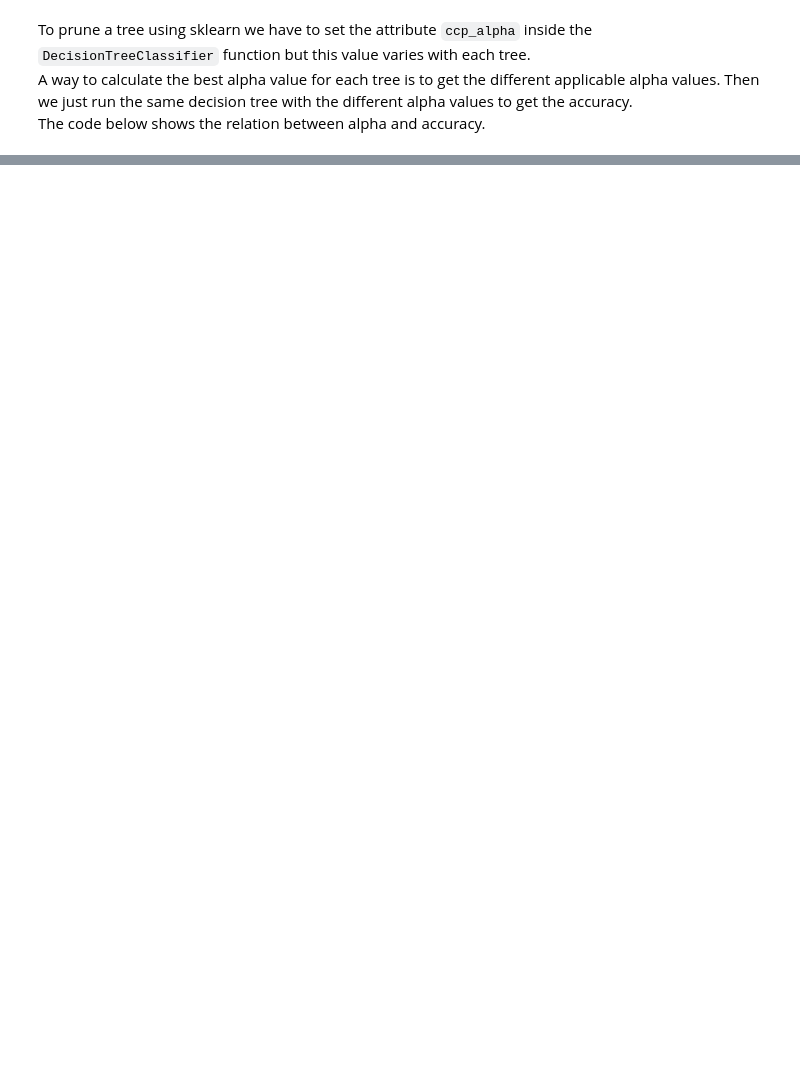
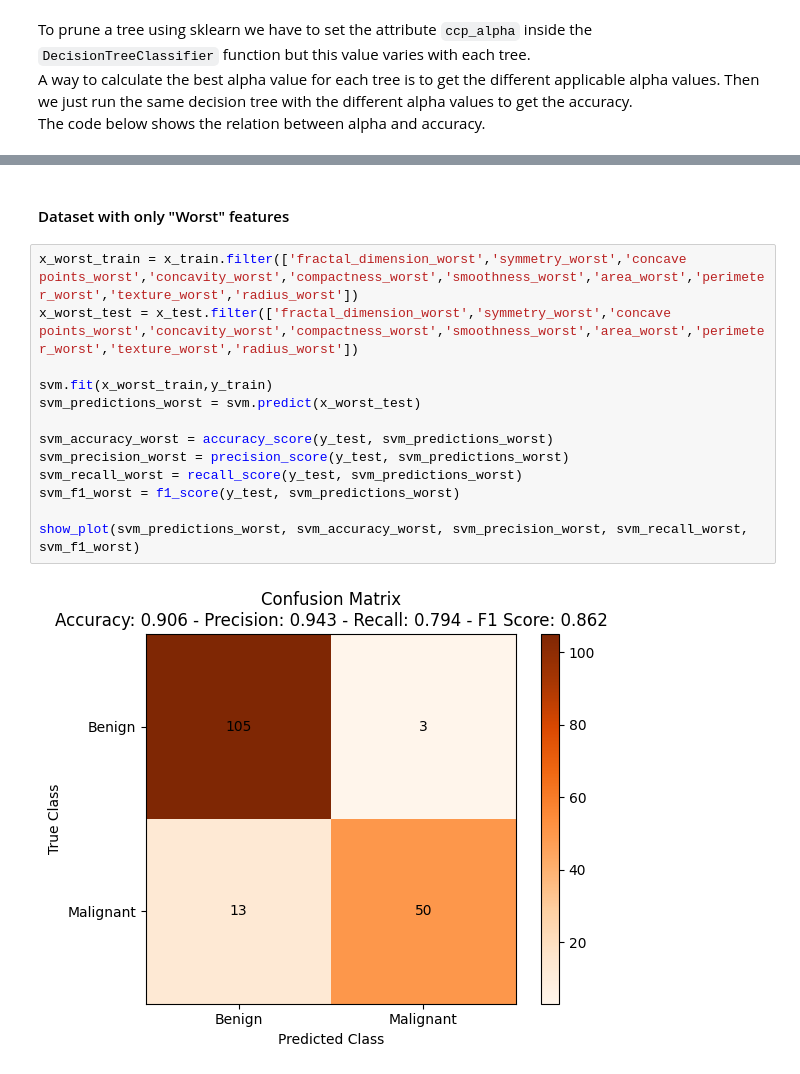
Before and after one commit to yoxerao/IA-proj2-FEUP, a Jupyter notebook: src/IART_proj2.ipynb, the cells around one changed output, grey strips where cells are left out. Saved outputs shown, nothing was run; the diff lists cells and outputs as text; blank space fills up the shorter version.

```diff
--- a/src/IART_proj2.ipynb
+++ b/src/IART_proj2.ipynb
@@ -340,0 +430,17 @@ mean(accuracy_values)
+# %% [markdown]
+#### Dataset with only "Worst" features
+# %%
+x_worst_train = x_train.filter(['fractal_dimension_worst','symmetry_worst','concave points_worst','concavity_worst','compactness_worst','smoothness_worst','area_worst','perimeter_worst','texture_worst','radius_worst'])
+x_worst_test = x_test.filter(['fractal_dimension_worst','symmetry_worst','concave points_worst','concavity_worst','compactness_worst','smoothness_worst','area_worst','perimeter_worst','texture_worst','radius_worst'])
+
+svm.fit(x_worst_train,y_train)
+svm_predictions_worst = svm.predict(x_worst_test)
+
+svm_accuracy_worst = accuracy_score(y_test, svm_predictions_worst)
+svm_precision_worst = precision_score(y_test, svm_predictions_worst)
+svm_recall_worst = recall_score(y_test, svm_predictions_worst)
+svm_f1_worst = f1_score(y_test, svm_predictions_worst)
+
+show_plot(svm_predictions_worst, svm_accuracy_worst, svm_precision_worst, svm_recall_worst, svm_f1_worst)
+# %% [output]
+[figure, added]
```
Also changed, not shown: parts of 34 cells of this notebook.
